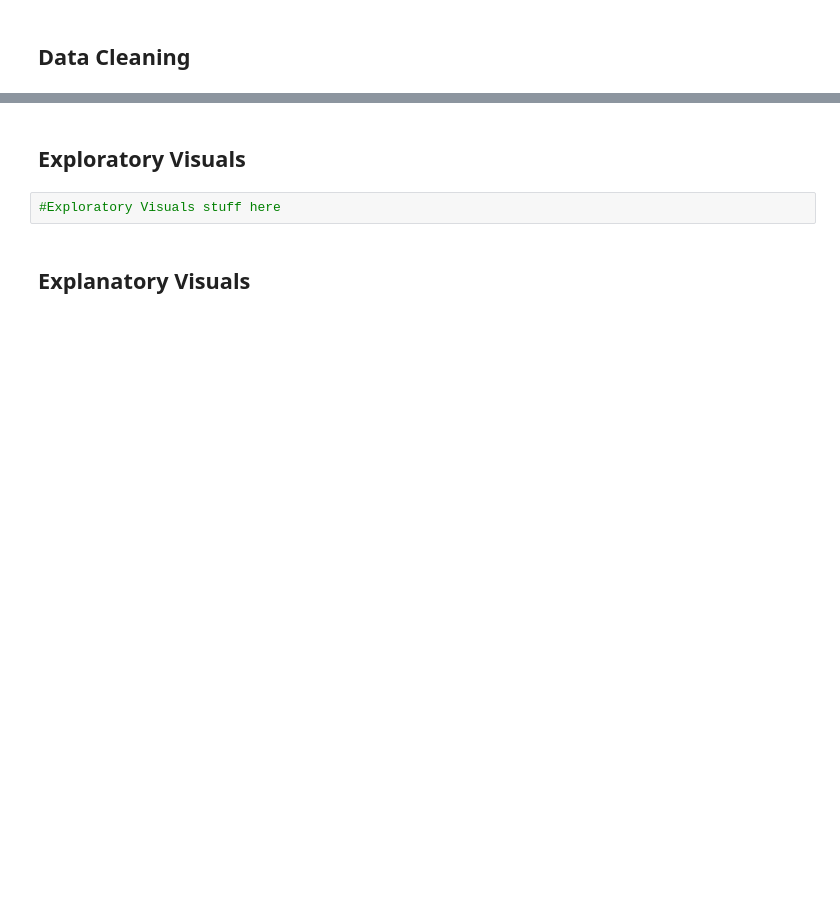
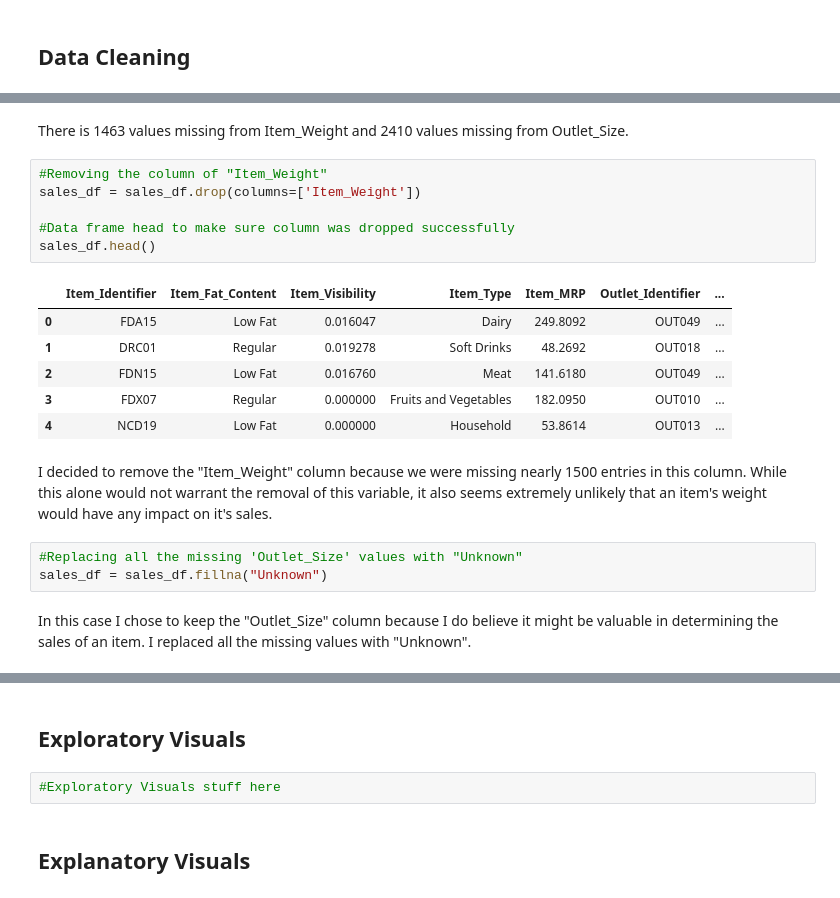
Before and after one commit to Zach-Hanson3/Food_Sales_Prediction_old, a Jupyter notebook: Food_Sales_Prediction.ipynb, the cells around one changed output, grey strips where cells are left out. Cells and saved outputs as stored; diff of their text form; blank space fills up the shorter version.

```diff
--- a/Food_Sales_Prediction.ipynb
+++ b/Food_Sales_Prediction.ipynb
@@ -13,0 +107,22 @@
+# %% [markdown]
+There is 1463 values missing from Item_Weight and 2410 values missing from Outlet_Size.
+# %%
+#Removing the column of "Item_Weight"
+sales_df = sales_df.drop(columns=['Item_Weight'])
+
+#Data frame head to make sure column was dropped successfully
+sales_df.head()
+# %% [output]
+|  | Item_Identifier | Item_Fat_Content | Item_Visibility | Item_Type | Item_MRP | Outlet_Identifier | ... |
+| 0 | FDA15 | Low Fat | 0.016047 | Dairy | 249.8092 | OUT049 | ... |
+| 1 | DRC01 | Regular | 0.019278 | Soft Drinks | 48.2692 | OUT018 | ... |
+| 2 | FDN15 | Low Fat | 0.016760 | Meat | 141.6180 | OUT049 | ... |
+| 3 | FDX07 | Regular | 0.000000 | Fruits and Vegetables | 182.0950 | OUT010 | ... |
+| 4 | NCD19 | Low Fat | 0.000000 | Household | 53.8614 | OUT013 | ... |
+# %% [markdown]
+I decided to remove the "Item_Weight" column because we were missing nearly 1500 entries in this column. While this alone would not warrant the removal of this variable, it also seems extremely unlikely that an item's weight would have any impact on it's sales.
+# %%
+#Replacing all the missing 'Outlet_Size' values with "Unknown"
+sales_df = sales_df.fillna("Unknown")
+# %% [markdown]
+In this case I chose to keep the "Outlet_Size" column because I do believe it might be valuable in determining the sales of an item. I replaced all the missing values with "Unknown".
```
Also changed, not shown: parts of 37 cells of this notebook.
